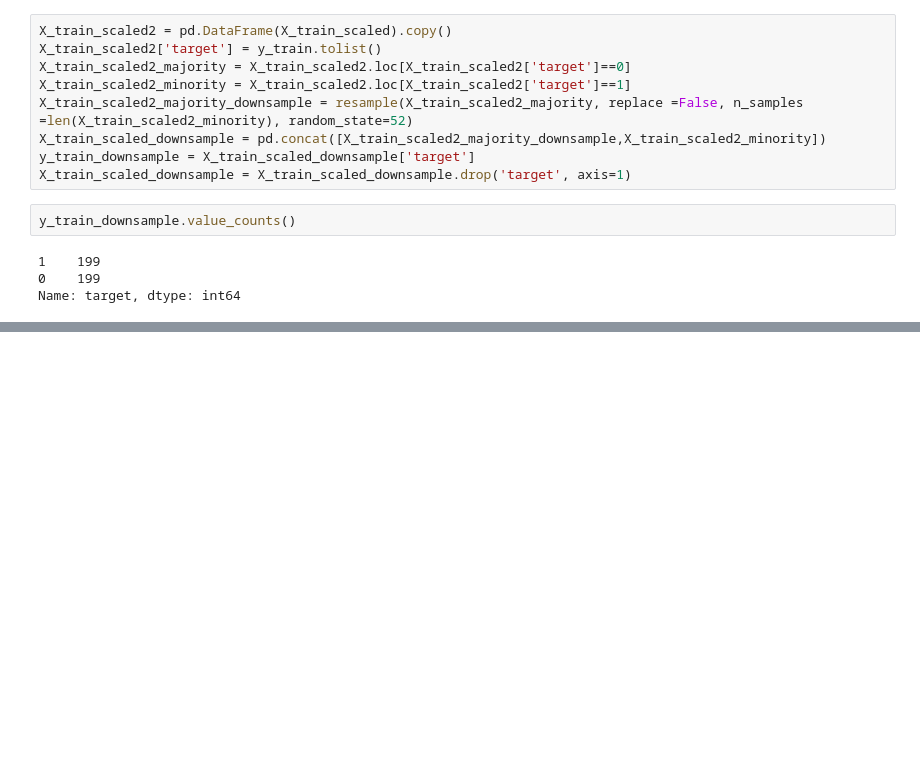
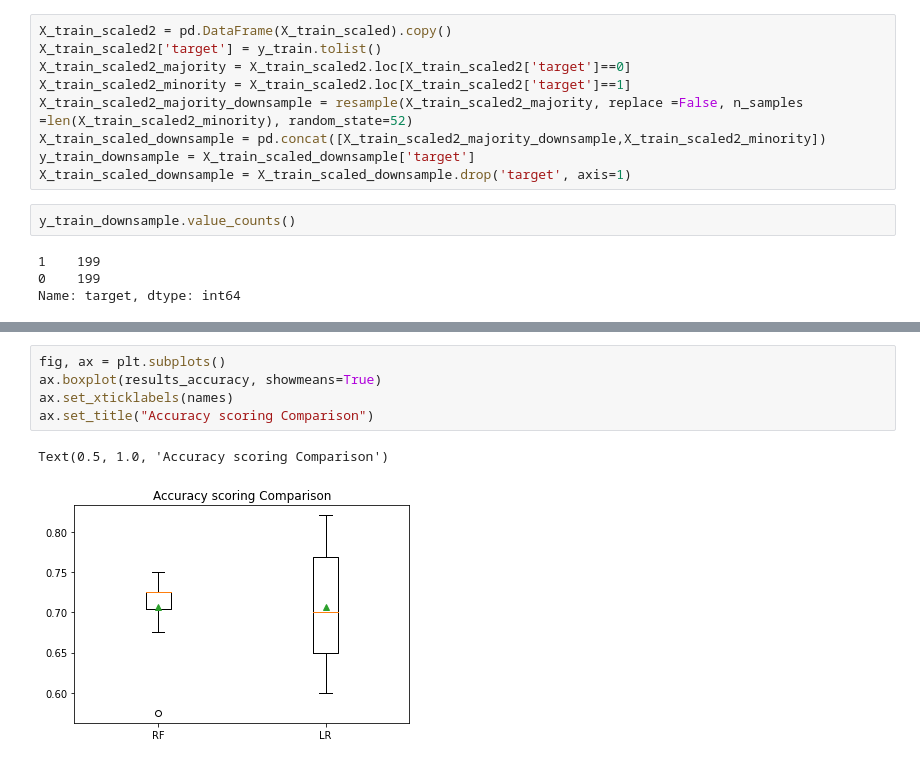
Before and after one commit to shreyansh273/GTx_6501, a Jupyter notebook: Week_4.ipynb, the cells around one changed output, grey strips where cells are left out. Cells and saved outputs as stored; diff of their text form; blank space fills up the shorter version.

```diff
--- a/Week_4.ipynb
+++ b/Week_4.ipynb
@@ -300,0 +253,8 @@ weighted avg       1.00      1.00      1.00       398
+# %%
+fig, ax = plt.subplots()
+ax.boxplot(results_accuracy, showmeans=True)
+ax.set_xticklabels(names)
+ax.set_title("Accuracy scoring Comparison")
+# %% [output]
+Text(0.5, 1.0, 'Accuracy scoring Comparison')
+[figure, added]
```
Also changed, not shown: parts of 18 cells of this notebook.
